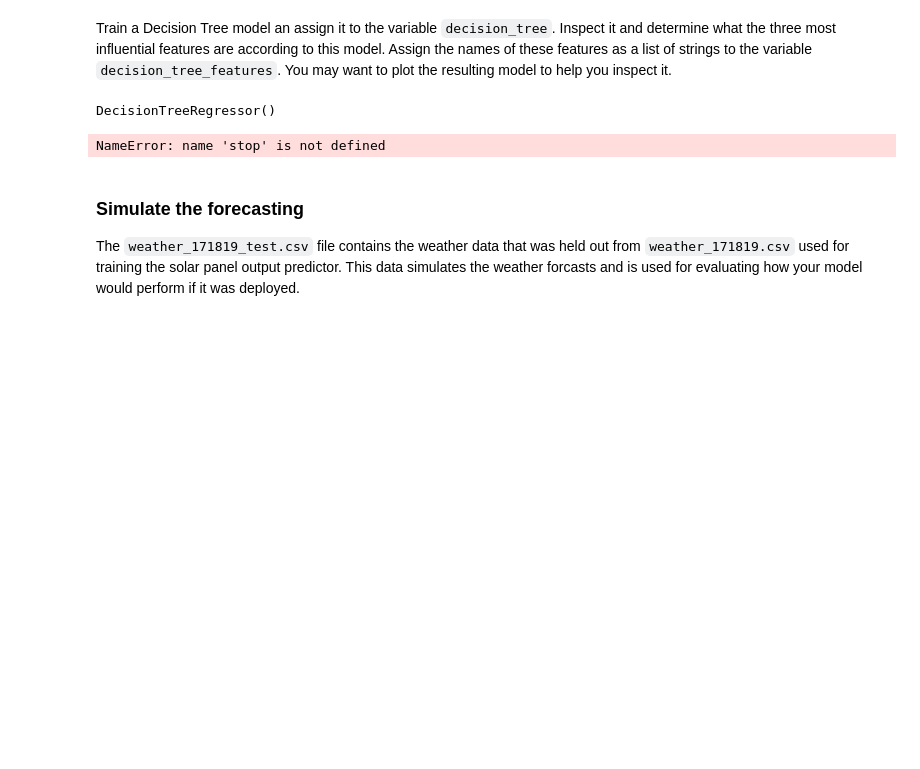
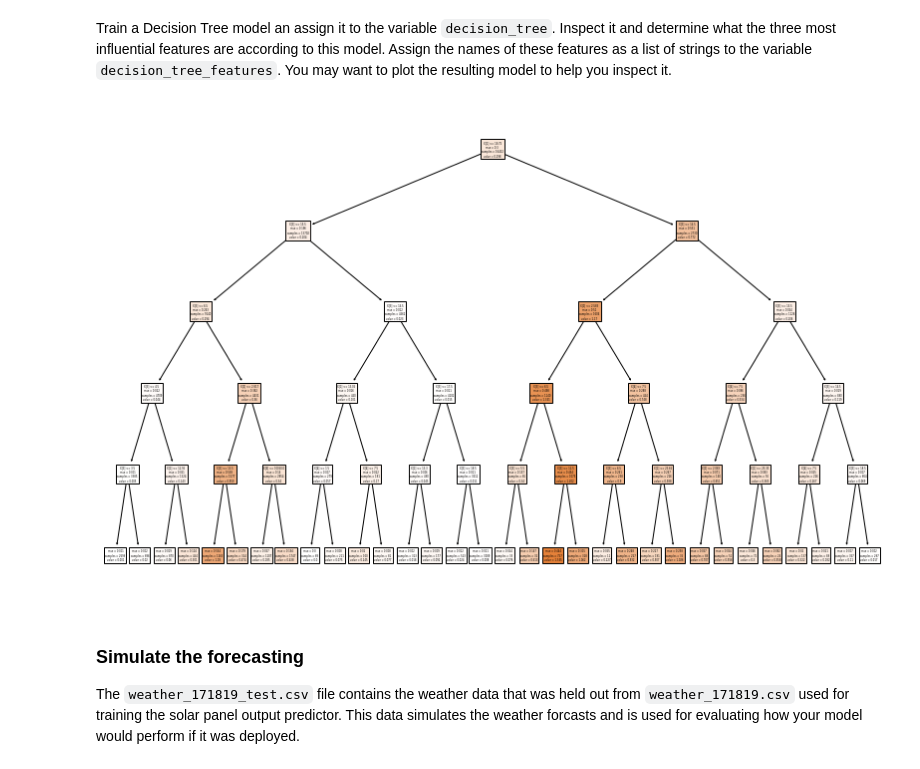
Before and after one commit to LeonVitanos/electricity-consumption-IoT-analysis, a Jupyter notebook: assignment.ipynb, the cells around one changed output. Drawn from its saved outputs; the diff is of its cells as text; code cells hidden in the pictures; blank space fills up the shorter version.

Commit message:
up to q16, done with decision tree

```diff
--- a/assignment.ipynb
+++ b/assignment.ipynb
@@ -772,19 +774,21 @@ Assign the integer(s) corresponding to the correct answer(s) as a list to the va
 ### Question 15
 # %% [markdown]
 Train a Decision Tree model an assign it to the variable `decision_tree`. Inspect it and determine what the three most influential features are according to this model. Assign the names of these features as a list of strings to the variable `decision_tree_features`. You may want to plot the resulting model to help you inspect it.
-# %%
-# TODO: train and inspect decision tree
-decision_tree = tree.DecisionTreeRegressor()
-decision_tree.fit(X_train, y_train)
-#tree.plot_tree(decision_tree)
-# %% [output]
-DecisionTreeRegressor()
+# %%
+# TODO: train and inspect decision tree
+decision_tree = tree.DecisionTreeRegressor(max_depth = 5)
+decision_tree.fit(X, y) #trained on the whole data set for below
+# print(decision_tree.score(X_test, y_test))
+# y_pred = decision_tree.predict(X_test)
+plt.figure()
+tree.plot_tree(decision_tree,filled=True)
+plt.savefig('tree.eps',format='eps',bbox_inches = "tight")#saves plot to file to be zoomed in
+# %% [output]
+[figure, added]
 # %%
 #// BEGIN_TODO [Q15]
-stop
+decision_tree_features = ["temperature", "hour", "clouds"]
 #// END_TODO [Q15]
-# %% [output]
-NameError: name 'stop' is not defined
 # %% [markdown]
 ### Simulate the forecasting
 
```
Also changed, not shown: parts of 5 cells of this notebook, 1 other file.
